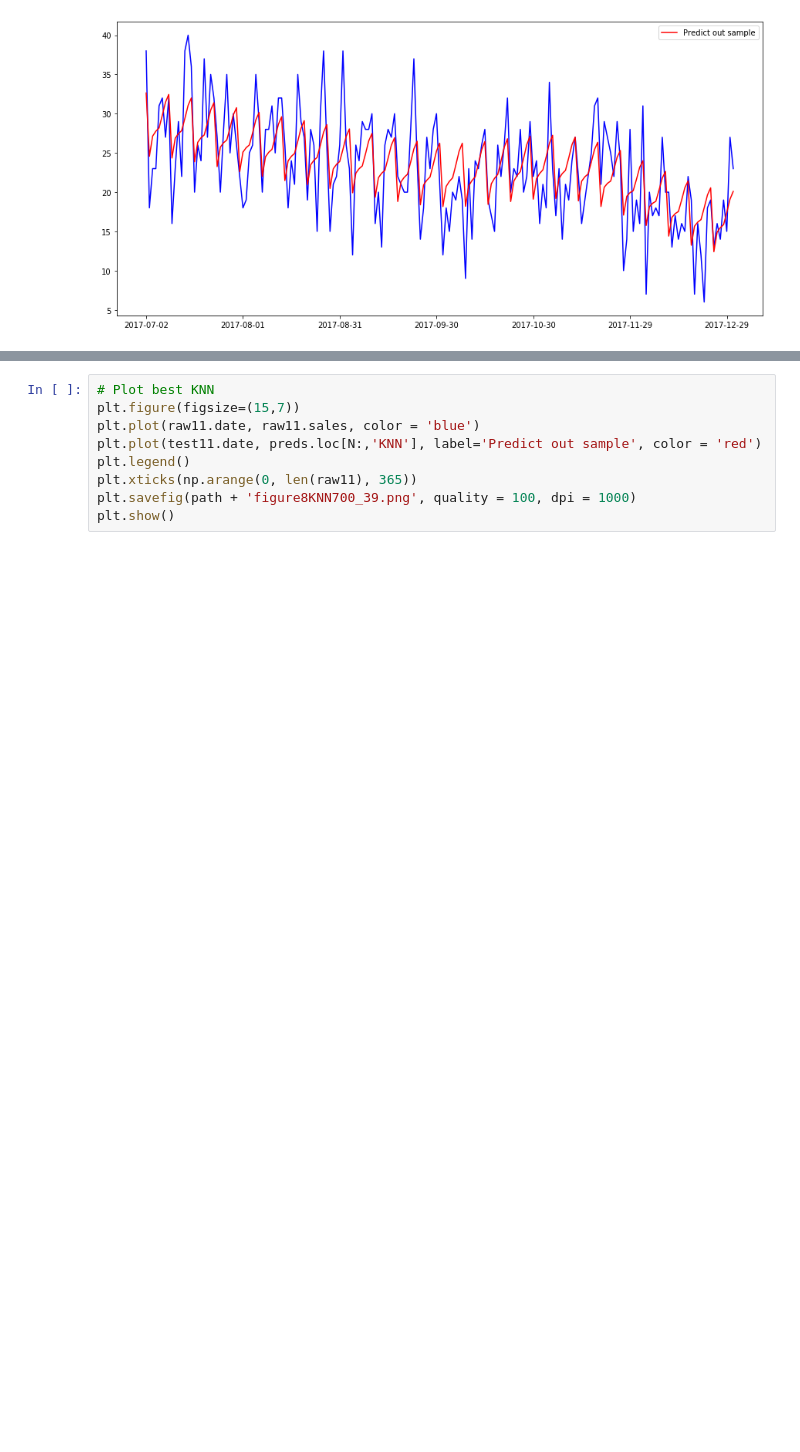
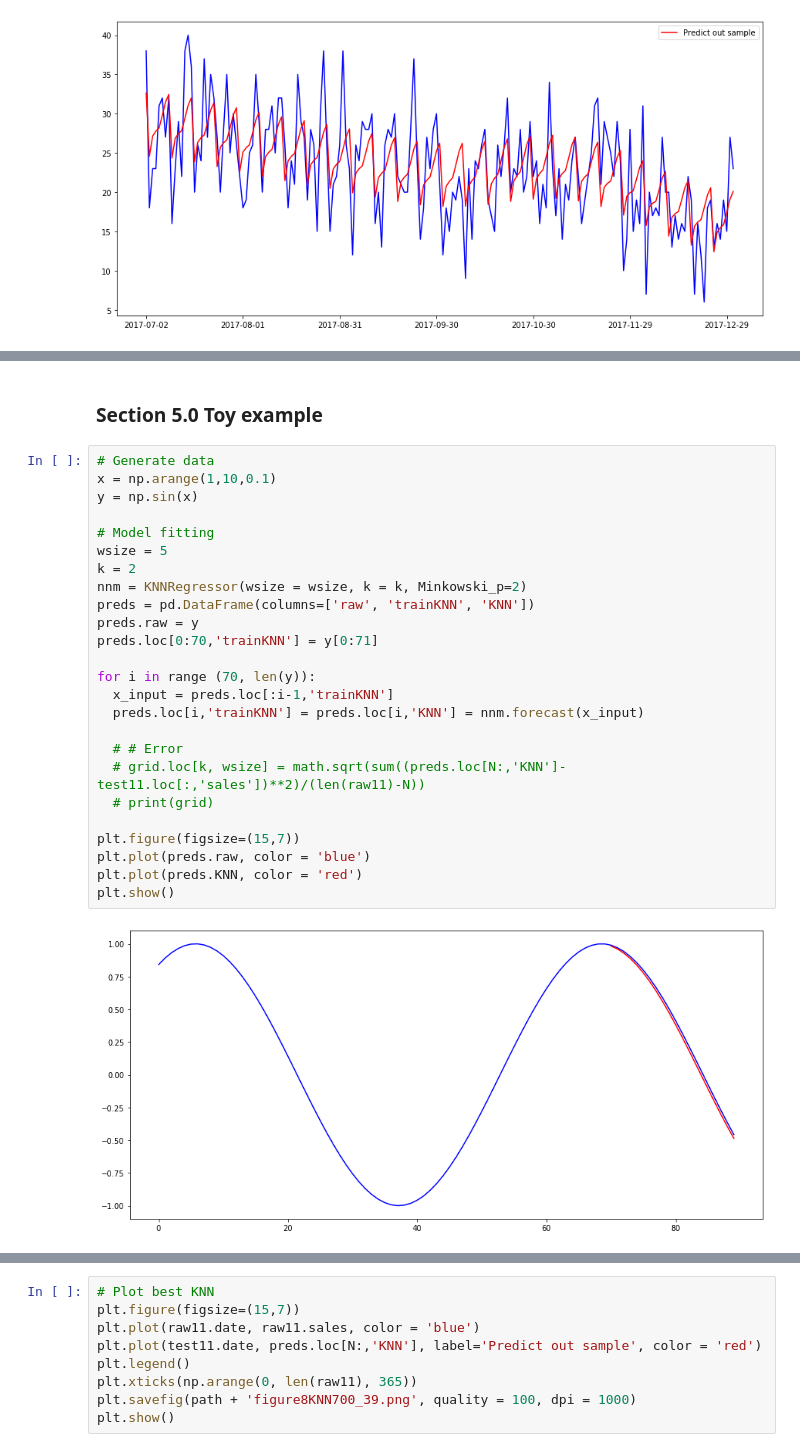
Before and after one commit to sangttruong/hybcast, a Jupyter notebook: main.ipynb, the cells around one changed output, grey strips where cells are left out. Drawn from its saved outputs; the diff is of its cells as text; blank space fills up the shorter version.

```diff
--- a/main.ipynb
+++ b/main.ipynb
@@ -477 +563,30 @@ plt.show()
+# %% [markdown]
+### **Section 5.0 Toy example**
+# %%
+# Generate data
+x = np.arange(1,10,0.1)
+y = np.sin(x)
+
+# Model fitting
+wsize = 5
+k = 2
+nnm = KNNRegressor(wsize = wsize, k = k, Minkowski_p=2)
+preds = pd.DataFrame(columns=['raw', 'trainKNN', 'KNN'])
+preds.raw = y
+preds.loc[0:70,'trainKNN'] = y[0:71]
+
+for i in range (70, len(y)):
+  x_input = preds.loc[:i-1,'trainKNN']
+  preds.loc[i,'trainKNN'] = preds.loc[i,'KNN'] = nnm.forecast(x_input)
+
+  # # Error
+  # grid.loc[k, wsize] = math.sqrt(sum((preds.loc[N:,'KNN']-test11.loc[:,'sales'])**2)/(len(raw11)-N))
+  # print(grid)
+
+plt.figure(figsize=(15,7))
+plt.plot(preds.raw, color = 'blue')
+plt.plot(preds.KNN, color = 'red')
+plt.show()
+# %% [output]
+[figure, added]
 # %% [markdown]
```
Also changed, not shown: parts of 38 cells of this notebook.
